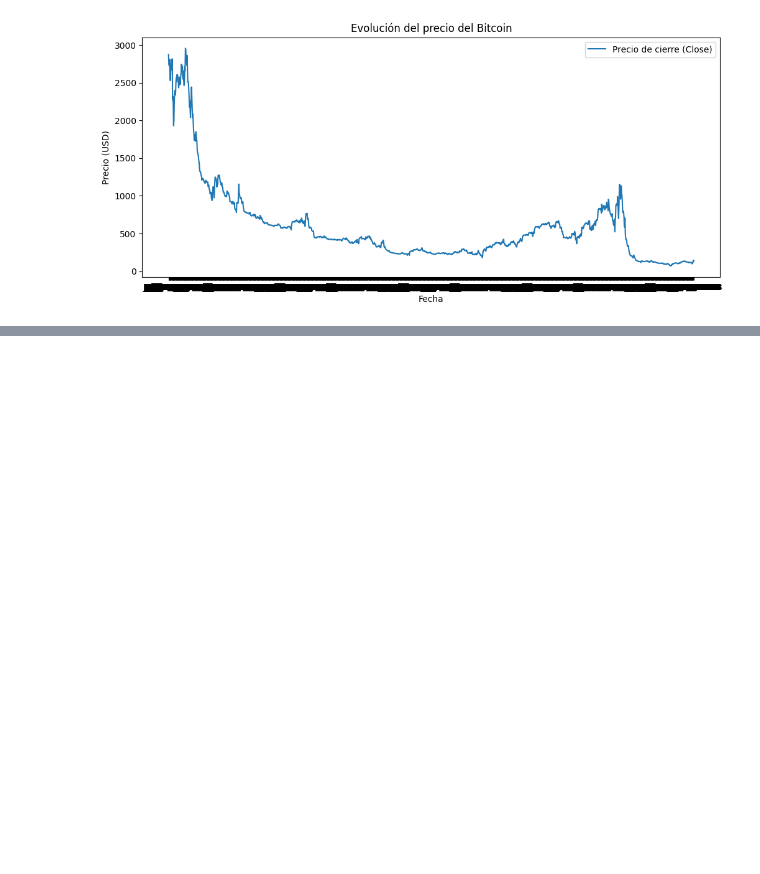
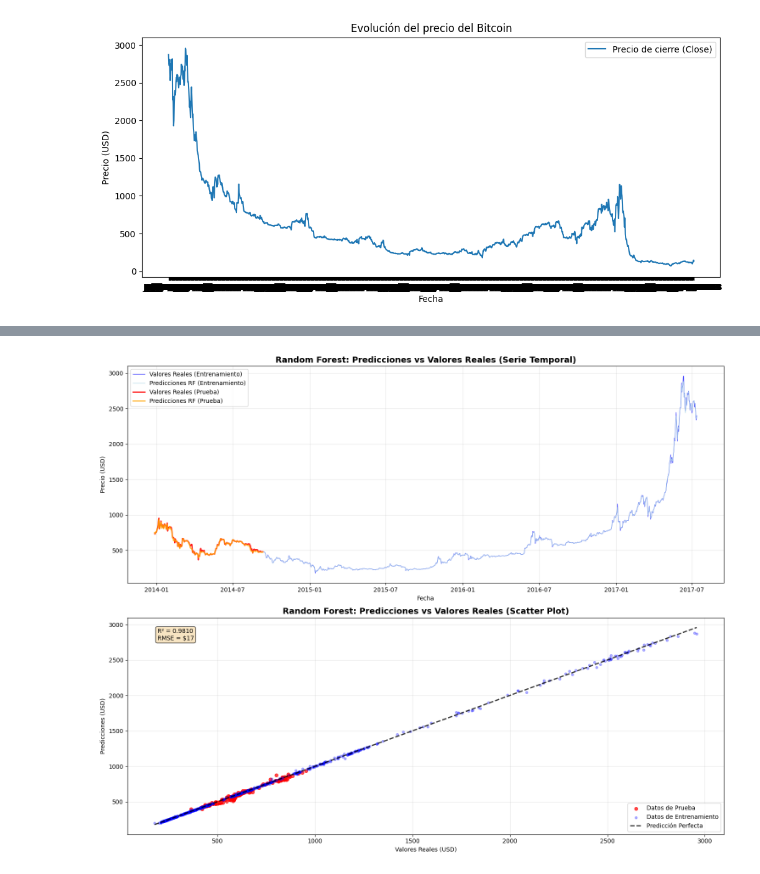
Before and after one commit to rooseveltalej/Mariantonieta-IA2, a Jupyter notebook: notebooks/bitcoin_notebook.ipynb, the cells around one changed output, grey strips where cells are left out. Saved outputs shown, nothing was run; the diff lists cells and outputs as text; code cells hidden in the pictures; blank space fills up the shorter version.

```diff
--- a/notebooks/bitcoin_notebook.ipynb
+++ b/notebooks/bitcoin_notebook.ipynb
@@ -58,0 +659,71 @@ Veamos este gráfico de la tendecia del precio del bitcoin. Se puede apreciar qu
+# %%
+# Obtener las fechas correspondientes para la visualización
+# Necesitamos obtener las fechas usando los índices relativos, no absolutos
+
+# Como usamos shuffle=False, los índices están ordenados
+# Calculamos los índices para train y test basados en el tamaño
+train_size = len(X_train)
+test_size = len(X_test)
+
+# Las fechas están ordenadas cronológicamente en df_features_clean
+dates_all = df_features_clean['Date'].values
+dates_train = dates_all[:train_size]  # Primeras fechas para entrenamiento
+dates_test = dates_all[train_size:train_size + test_size]  # Últimas fechas para prueba
+
+print(f"Verificación de fechas:")
+print(f"   • Entrenamiento: {dates_train[0]} a {dates_train[-1]} ({len(dates_train)} días)")
+print(f"   • Prueba: {dates_test[0]} a {dates_test[-1]} ({len(dates_test)} días)")
+
+# Gráfico de predicciones vs valores reales
+fig, (ax1, ax2) = plt.subplots(2, 1, figsize=(15, 12))
+
+# Gráfico 1: Serie temporal completa
+ax1.plot(dates_train, y_train, label='Valores Reales (Entrenamiento)', color='blue', alpha=0.7, linewidth=1)
+ax1.plot(dates_train, y_train_pred, label='Predicciones RF (Entrenamiento)', color='lightblue', alpha=0.8, linewidth=1)
+ax1.plot(dates_test, y_test, label='Valores Reales (Prueba)', color='red', alpha=0.9, linewidth=2)
+ax1.plot(dates_test, y_test_pred, label='Predicciones RF (Prueba)', color='orange', alpha=0.8, linewidth=2)
+ax1.set_title('Random Forest: Predicciones vs Valores Reales (Serie Temporal)', fontsize=14, fontweight='bold')
+ax1.set_xlabel('Fecha')
+ax1.set_ylabel('Precio (USD)')
+ax1.legend()
+ax1.grid(True, alpha=0.3)
+
+# Gráfico 2: Scatter plot (valores reales vs predicciones)
+ax2.scatter(y_test, y_test_pred, alpha=0.7, color='red', label='Datos de Prueba', s=30)
+ax2.scatter(y_train, y_train_pred, alpha=0.3, color='blue', label='Datos de Entrenamiento', s=15)
+
+# Línea diagonal perfecta (predicción = valor real)
+min_val = min(min(y_test), min(y_train))
+max_val = max(max(y_test), max(y_train))
+ax2.plot([min_val, max_val], [min_val, max_val], 'k--', alpha=0.8, linewidth=2, label='Predicción Perfecta')
+
+ax2.set_title('Random Forest: Predicciones vs Valores Reales (Scatter Plot)', fontsize=14, fontweight='bold')
+ax2.set_xlabel('Valores Reales (USD)')
+ax2.set_ylabel('Predicciones (USD)')
+ax2.legend()
+ax2.grid(True, alpha=0.3)
+
+# Agregar estadísticas al gráfico
+ax2.text(0.05, 0.95, f'R² = {test_metrics["R2"]:.4f}\nRMSE = ${test_metrics["RMSE"]:,.0f}',
+         transform=ax2.transAxes, verticalalignment='top',
+         bbox=dict(boxstyle='round', facecolor='wheat', alpha=0.8))
+
+plt.tight_layout()
+plt.show()
+
+# Mostrar algunas predicciones específicas
+print(f"\n🎯 Ejemplos de predicciones en conjunto de prueba:")
+print("="*60)
+print(f"{'Fecha':<12} {'Real (USD)':<12} {'Predicción (USD)':<15} {'Error (USD)':<12} {'Error %':<10}")
+print("-" * 60)
+
+# Mostrar los últimos 10 días del conjunto de prueba
+for i in range(max(0, len(dates_test)-10), len(dates_test)):
+    real_val = y_test.iloc[i] if hasattr(y_test, 'iloc') else y_test[i]
+    pred_val = y_test_pred[i]
+    error = abs(real_val - pred_val)
+    error_pct = (error / real_val) * 100
+    date_str = str(dates_test[i])[:10]
+
+    print(f"{date_str:<12} ${real_val:<11,.0f} ${pred_val:<14,.0f} ${error:<11,.0f} {error_pct:<9.1f}%")
+# %% [output]
@@ -58,0 +733 @@ Veamos este gráfico de la tendecia del precio del bitcoin. Se puede apreciar qu
+[figure, added]
```
Also changed, not shown: parts of 29 cells of this notebook.
